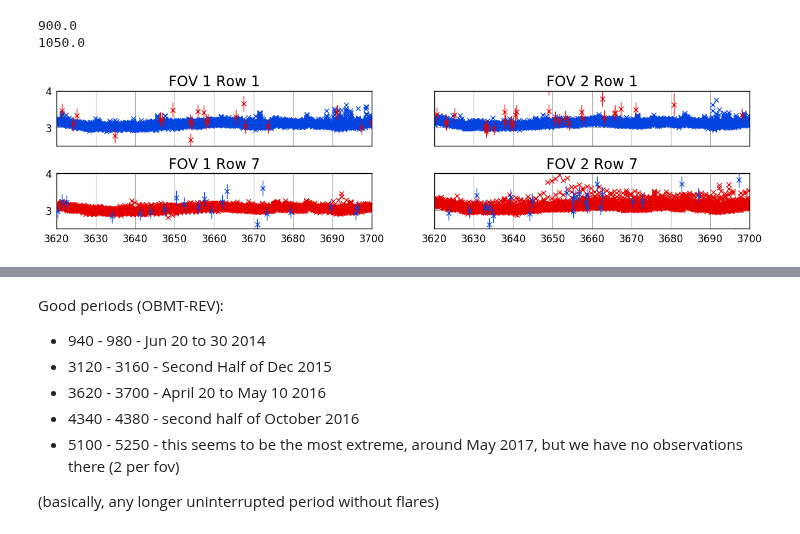
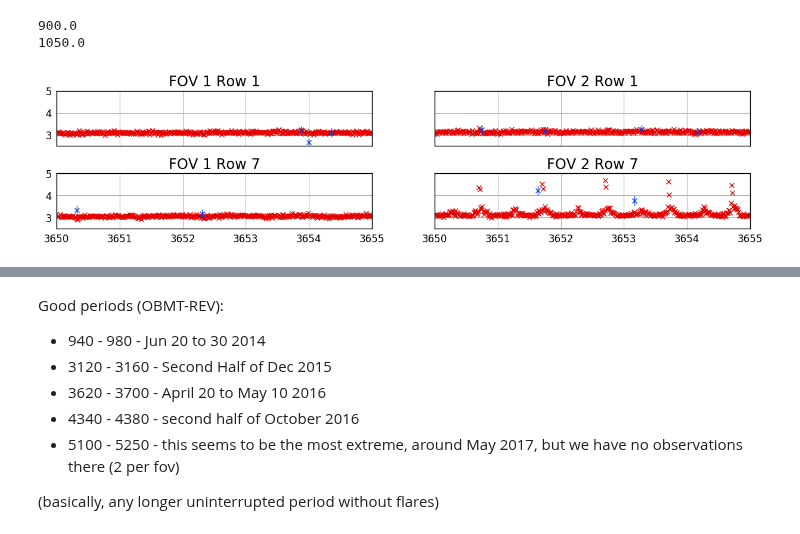
Before and after one commit to asierabreu/cosmics, a Jupyter notebook: analysis/cross-checks/sm_checks.ipynb, the cells around one changed output, grey strips where cells are left out. Cells and saved outputs as stored; diff of their text form; code cells hidden in the pictures.

```diff
--- a/analysis/cross-checks/sm_checks.ipynb
+++ b/analysis/cross-checks/sm_checks.ipynb
@@ -274,46 +274,55 @@ print(esm2)
 900.0
 1050.0
 # %%
-t1_1, f1_1 = PPE_flux("../../datasets/PPE/ASD4_Counters_FOV1_ROW1.dat")
-t1_7, f1_7 = PPE_flux("../../datasets/PPE/ASD4_Counters_FOV1_ROW7.dat")
+t_ppe = [[],[]]
+f_ppe = [[],[]]
 
-t2_1, f2_1 = PPE_flux("../../datasets/PPE/ASD4_Counters_FOV2_ROW1.dat")
-t2_7, f2_7 = PPE_flux("../../datasets/PPE/ASD4_Counters_FOV2_ROW7.dat")
+for ifov in range(2):
+    for irow in range(7):
+        t,f = PPE_flux("../../datasets/PPE/ASD4_Counters_FOV{}_ROW{}.dat".format(ifov+1, irow+1))
+        t_ppe[ifov].append(t/ (1e9*3600*6))
+        f_ppe[ifov].append(f)
+#t1_1, f1_1 = PPE_flux("../../datasets/PPE/ASD4_Counters_FOV1_ROW1.dat")
+#t1_7, f1_7 = PPE_flux("../../datasets/PPE/ASD4_Counters_FOV1_ROW7.dat")
 
-t1_1 = t1_1 / (1e9*3600*6)
-t1_7 = t1_7 / (1e9*3600*6)
-t2_1 = t2_1 / (1e9*3600*6)
-t2_7 = t2_7 / (1e9*3600*6)
+#t2_1, f2_1 = PPE_flux("../../datasets/PPE/ASD4_Counters_FOV2_ROW1.dat")
+#t2_7, f2_7 = PPE_flux("../../datasets/PPE/ASD4_Counters_FOV2_ROW7.dat")
+
+#t1_1 = t1_1 / (1e9*3600*6)
+#t1_7 = t1_7 / (1e9*3600*6)
+#t2_1 = t2_1 / (1e9*3600*6)
+#t2_7 = t2_7 / (1e9*3600*6)
 # %%
 fig, axes = plt.subplots(2,2,sharey=True, sharex=True)
 
-axes[0,0].plot(t1_1, f1_1, linestyle='', marker='x', color='xkcd:blue')
-axes[0,0].errorbar(t1[row1==1]/3600/6/1e9, f1[row1==1], linestyle='', marker='x', color='xkcd:red',
+axes[0,0].plot(t_ppe[0][0], f_ppe[0][0], linestyle='', marker='x', color='xkcd:red')
+axes[0,0].errorbar(t1[row1==1]/3600/6/1e9, f1[row1==1], linestyle='', marker='x', color='xkcd:blue',
                   yerr=err1[row1==1],zorder=20)
 
-axes[1,0].plot(t1_7, f1_7, linestyle='', marker='x', color='xkcd:red')
+axes[1,0].plot(t_ppe[0][6], f_ppe[0][6], linestyle='', marker='x', color='xkcd:red')
 axes[1,0].errorbar(t1[row1==7]/3600/6/1e9, f1[row1==7], linestyle='', marker='x', color='xkcd:blue',
                   yerr=err1[row1==7],zorder=20)
 
-axes[0,1].plot(t2_1, f2_1, linestyle='', marker='x', color='xkcd:blue')
-axes[0,1].errorbar(t2[row2==1]/3600/6/1e9, f2[row2==1], linestyle='', marker='x', color='xkcd:red',
+axes[0,1].plot(t_ppe[1][0], f_ppe[1][0], linestyle='', marker='x', color='xkcd:red')
+axes[0,1].errorbar(t2[row2==1]/3600/6/1e9, f2[row2==1], linestyle='', marker='x', color='xkcd:blue',
                   yerr=err2[row2==1],zorder=20)
 
-axes[1,1].plot(t2_7, f2_7, linestyle='', marker='x', color='xkcd:red')
-axes[1,1].errorbar(t2[row2==7]/3600/6/1e9, f2[row2==7], linestyle='', marker='x', color='xkcd:blue',
-                   yerr=err2[row2==7],zorder=20)
+axes[1,1].plot(t_ppe[1][5], f_ppe[1][5], linestyle='', marker='x', color='xkcd:red')
+axes[1,1].errorbar(t2[row2==6]/3600/6/1e9, f2[row2==6], linestyle='', marker='x', color='xkcd:blue',
+                   yerr=err2[row2==6],zorder=20)
 
 
 for ifov in [0,1]:
     for irow in [0,1]:
         axes[irow, ifov].set_title("FOV {} Row {}".format(ifov+1, irow*6+1))
 
 
-plt.xlim(3620,3700)
+#plt.xlim(3120,3160)
+plt.xlim(3650,3655)
 #plt.xlim(4340,4380)
-plt.ylim(2.5,4)
+plt.ylim(2.5,5)
 
 
 plt.gcf().set_size_inches(15,3)
 # %% [output]
-[figure, old version]
+[figure, new version]
```
Also changed, not shown: parts of 5 cells of this notebook, 13 other files.
